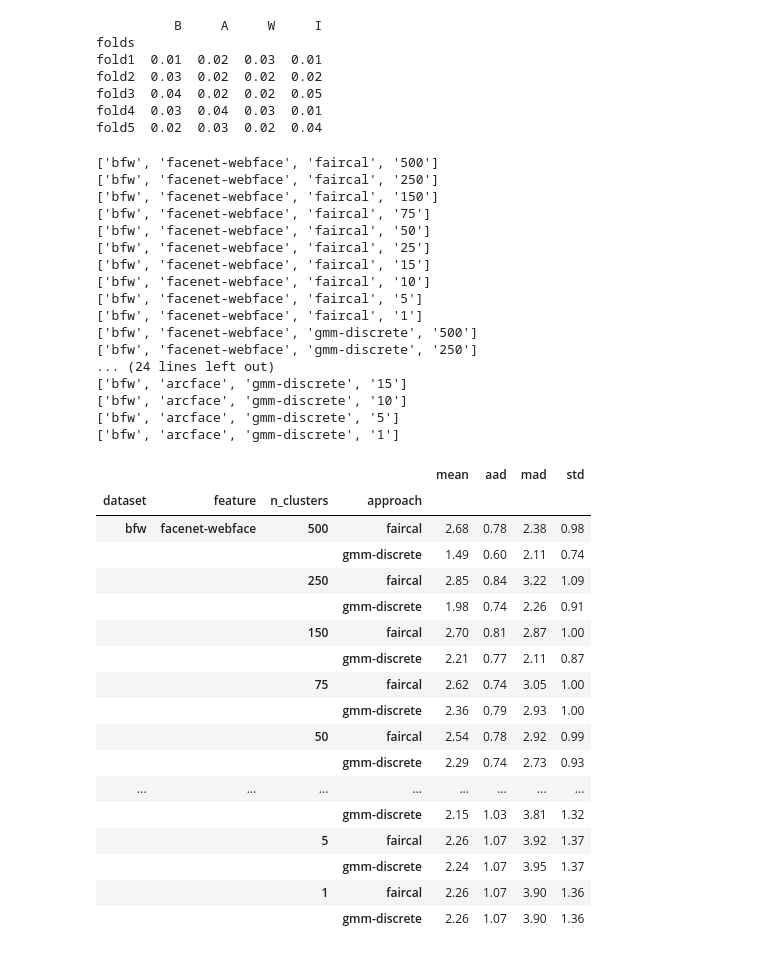
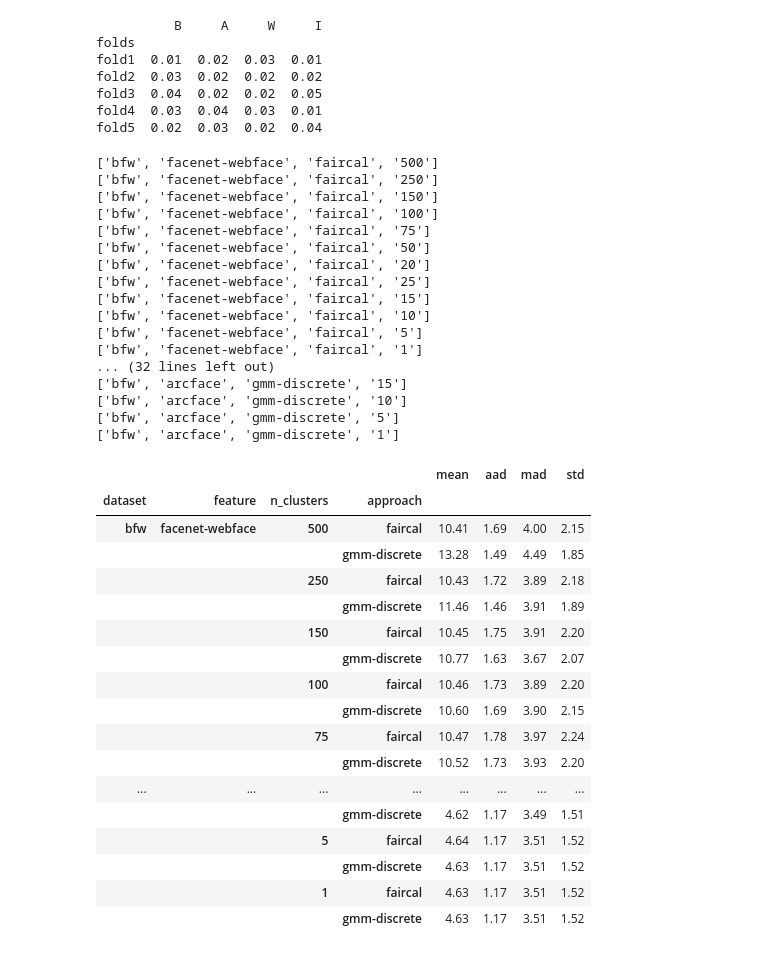
Before and after one commit to margajdon/reproduction-FAIRCAL, a Jupyter notebook: notebooks/GMM Analysis.ipynb, the cells around one changed output. Drawn from its saved outputs; the diff is of its cells as text; code cells hidden in the pictures.

```diff
--- a/notebooks/GMM Analysis.ipynb
+++ b/notebooks/GMM Analysis.ipynb
@@ -125,11 +125,11 @@ def get_sensitive_attributes_subgroups(dataset):
         }
     return sensitive_attributes, subgroups
 # %%
-n_clusters = [500, 250, 150, 75, 50, 25, 15, 10, 5, 1]
+n_clusters = [500, 250, 150, 100, 75, 50, 20, 25, 15, 10, 5, 1]
 folds = [1,2,3,4,5]
 data = pd.DataFrame()
 
-measure = 'ks'
+measure = 'brier'
 calibration = 'beta'
 
 indices = {
@@ -178,52 +178,52 @@ for dataset in indices:
                 all_subgroups = np.hstack(all_subgroups)
                 group_mean = all_subgroups.mean()
 
 #                 plt.hist(all_subgroups, bins=20)
                 print([dataset, feature, approach, str(n_cluster)])
 #                 plt.show()
 
                 data.loc[dataset, feature, n_cluster, approach]['mean'] = group_mean
                 data.loc[dataset, feature, n_cluster, approach]['aad'] = np.abs(all_subgroups - group_mean).mean()
                 data.loc[dataset, feature, n_cluster, approach]['mad'] = np.abs(all_subgroups - group_mean).max()
                 data.loc[dataset, feature, n_cluster, approach]['std'] = np.std(all_subgroups)
 
 HTML(data.to_html())
 # %% [output]
 ['bfw', 'facenet-webface', 'faircal', '500']
 ['bfw', 'facenet-webface', 'faircal', '250']
 ['bfw', 'facenet-webface', 'faircal', '150']
+['bfw', 'facenet-webface', 'faircal', '100']
 ['bfw', 'facenet-webface', 'faircal', '75']
 ['bfw', 'facenet-webface', 'faircal', '50']
+['bfw', 'facenet-webface', 'faircal', '20']
 ['bfw', 'facenet-webface', 'faircal', '25']
 ['bfw', 'facenet-webface', 'faircal', '15']
 ['bfw', 'facenet-webface', 'faircal', '10']
 ['bfw', 'facenet-webface', 'faircal', '5']
 ['bfw', 'facenet-webface', 'faircal', '1']
-['bfw', 'facenet-webface', 'gmm-discrete', '500']
-['bfw', 'facenet-webface', 'gmm-discrete', '250']
-... (24 lines left out)
+... (32 lines left out)
 ['bfw', 'arcface', 'gmm-discrete', '15']
 ['bfw', 'arcface', 'gmm-discrete', '10']
 ['bfw', 'arcface', 'gmm-discrete', '5']
 ['bfw', 'arcface', 'gmm-discrete', '1']
 |  |  |  |  | mean | aad | mad | std |
 | dataset | feature | n_clusters | approach |  |  |  |  |
-| bfw | facenet-webface | 500 | faircal | 2.68 | 0.78 | 2.38 | 0.98 |
-|  |  |  | gmm-discrete | 1.49 | 0.60 | 2.11 | 0.74 |
-|  |  | 250 | faircal | 2.85 | 0.84 | 3.22 | 1.09 |
-|  |  |  | gmm-discrete | 1.98 | 0.74 | 2.26 | 0.91 |
-|  |  | 150 | faircal | 2.70 | 0.81 | 2.87 | 1.00 |
-|  |  |  | gmm-discrete | 2.21 | 0.77 | 2.11 | 0.87 |
-|  |  | 75 | faircal | 2.62 | 0.74 | 3.05 | 1.00 |
-|  |  |  | gmm-discrete | 2.36 | 0.79 | 2.93 | 1.00 |
-|  |  | 50 | faircal | 2.54 | 0.78 | 2.92 | 0.99 |
-|  |  |  | gmm-discrete | 2.29 | 0.74 | 2.73 | 0.93 |
+| bfw | facenet-webface | 500 | faircal | 10.41 | 1.69 | 4.00 | 2.15 |
+|  |  |  | gmm-discrete | 13.28 | 1.49 | 4.49 | 1.85 |
+|  |  | 250 | faircal | 10.43 | 1.72 | 3.89 | 2.18 |
+|  |  |  | gmm-discrete | 11.46 | 1.46 | 3.91 | 1.89 |
+|  |  | 150 | faircal | 10.45 | 1.75 | 3.91 | 2.20 |
+|  |  |  | gmm-discrete | 10.77 | 1.63 | 3.67 | 2.07 |
+|  |  | 100 | faircal | 10.46 | 1.73 | 3.89 | 2.20 |
+|  |  |  | gmm-discrete | 10.60 | 1.69 | 3.90 | 2.15 |
+|  |  | 75 | faircal | 10.47 | 1.78 | 3.97 | 2.24 |
+|  |  |  | gmm-discrete | 10.52 | 1.73 | 3.93 | 2.20 |
 | ... | ... | ... | ... | ... | ... | ... | ... |
-|  |  |  | gmm-discrete | 2.15 | 1.03 | 3.81 | 1.32 |
-|  |  | 5 | faircal | 2.26 | 1.07 | 3.92 | 1.37 |
-|  |  |  | gmm-discrete | 2.24 | 1.07 | 3.95 | 1.37 |
-|  |  | 1 | faircal | 2.26 | 1.07 | 3.90 | 1.36 |
-|  |  |  | gmm-discrete | 2.26 | 1.07 | 3.90 | 1.36 |
+|  |  |  | gmm-discrete | 4.62 | 1.17 | 3.49 | 1.51 |
+|  |  | 5 | faircal | 4.64 | 1.17 | 3.51 | 1.52 |
+|  |  |  | gmm-discrete | 4.63 | 1.17 | 3.51 | 1.52 |
+|  |  | 1 | faircal | 4.63 | 1.17 | 3.51 | 1.52 |
+|  |  |  | gmm-discrete | 4.63 | 1.17 | 3.51 | 1.52 |
 # %%
 data = data.sort_index()
 
```
Also changed, not shown: parts of 34 cells of this notebook, 5 other files.
